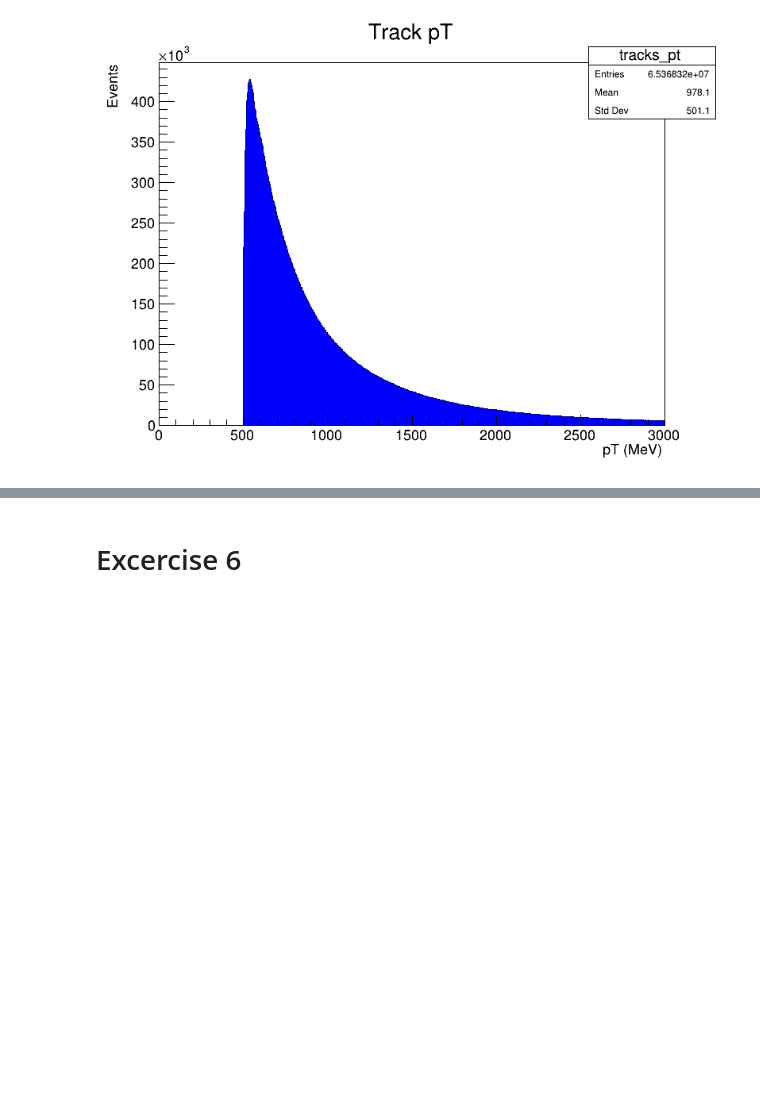
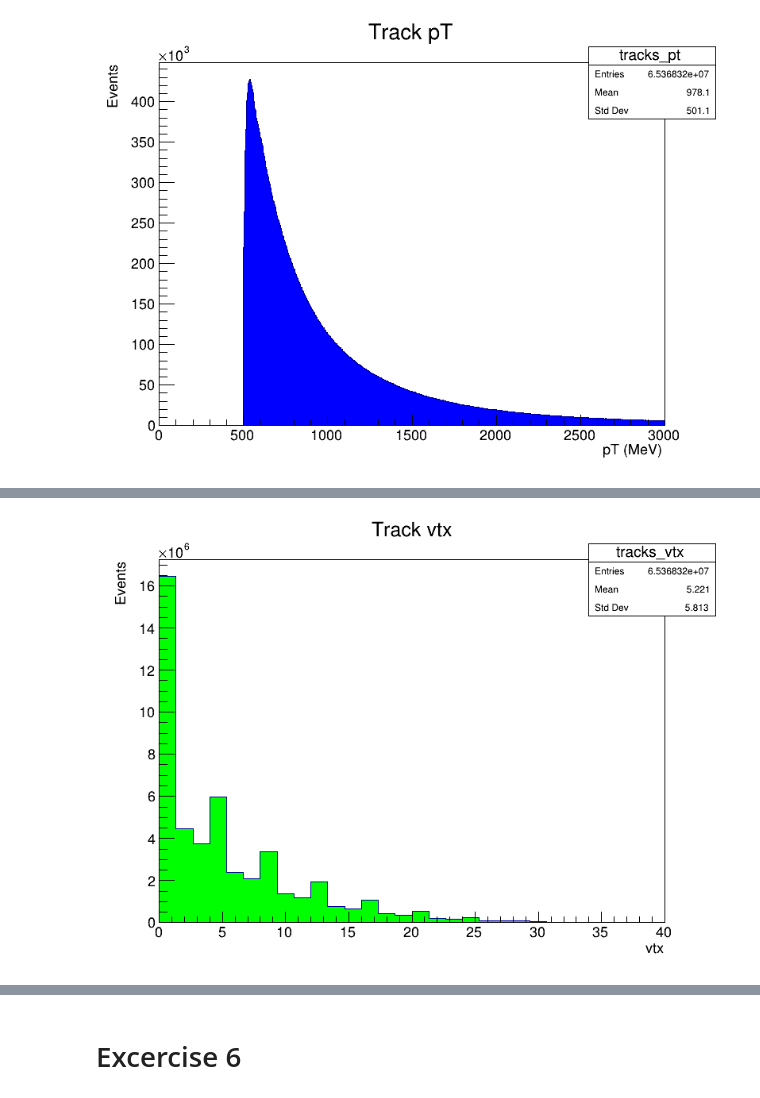
Before and after one commit to anmgomezmo/Excercises_1_root, a Jupyter notebook: Excercises.ipynb, the cells around one changed output, grey strips where cells are left out. Saved outputs shown, nothing was run; the diff lists cells and outputs as text; code cells hidden in the pictures; blank space fills up the shorter version.

```diff
--- a/Excercises.ipynb
+++ b/Excercises.ipynb
@@ -248,0 +278,6 @@ canvas->Draw();
+# %%
+htracks_vtx->SetFillColor(kGreen);
+htracks_vtx->Draw();
+canvas->Draw();
+# %% [output]
+[figure, added]
```
Also changed, not shown: parts of 17 cells of this notebook, 1 other file.
